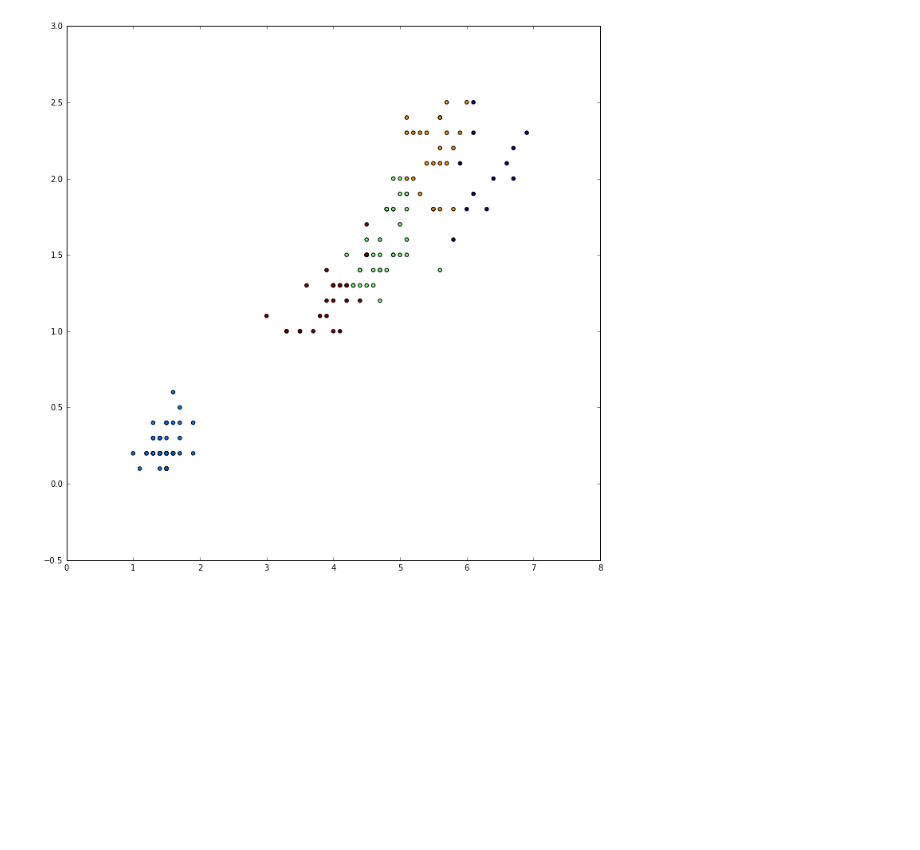
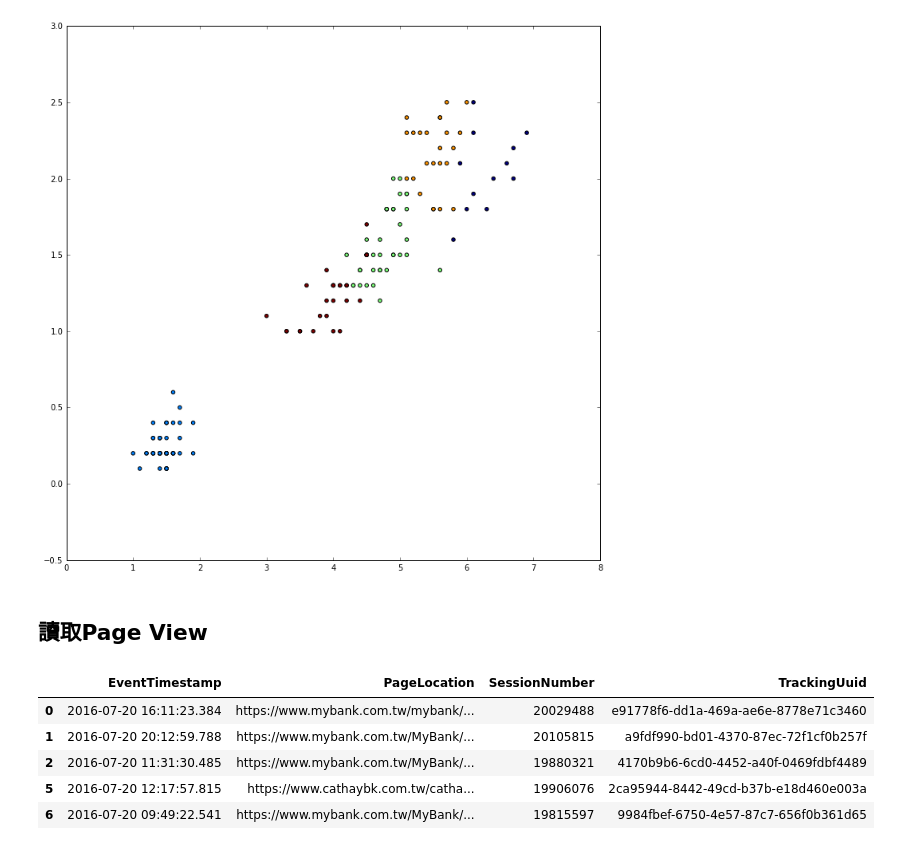
Before and after one commit to ywchiu/cathaybkpython, a Jupyter notebook: 20160922Tutorial.ipynb, the cells around one changed output. Drawn from its saved outputs; the diff is of its cells as text; code cells hidden in the pictures; blank space fills up the shorter version.

```diff
--- a/20160922Tutorial.ipynb
+++ b/20160922Tutorial.ipynb
@@ -94,3 +94,17 @@ plt.scatter(iris.data[:,2], iris.data[:,3],c=pred)
 plt.show()
 # %% [output]
 [figure]
+# %% [markdown]
+## 讀取Page View
+# %%
+import pandas
+pageview = pandas.read_hdf('pageview0720_0730.h5')
+# %%
+pageview.head()
+# %% [output]
+|  | EventTimestamp | PageLocation | SessionNumber | TrackingUuid |
+| 0 | 2016-07-20 16:11:23.384 | https://www.mybank.com.tw/mybank/... | 20029488 | e91778f6-dd1a-469a-ae6e-8778e71c3460 |
+| 1 | 2016-07-20 20:12:59.788 | https://www.mybank.com.tw/MyBank/... | 20105815 | a9fdf990-bd01-4370-87ec-72f1cf0b257f |
+| 2 | 2016-07-20 11:31:30.485 | https://www.mybank.com.tw/MyBank/... | 19880321 | 4170b9b6-6cd0-4452-a40f-0469fdbf4489 |
+| 5 | 2016-07-20 12:17:57.815 | https://www.cathaybk.com.tw/catha... | 19906076 | 2ca95944-8442-49cd-b37b-e18d460e003a |
+| 6 | 2016-07-20 09:49:22.541 | https://www.mybank.com.tw/MyBank/... | 19815597 | 9984fbef-6750-4e57-87c7-656f0b361d65 |
```
Also changed, not shown: parts of 22 cells of this notebook.
